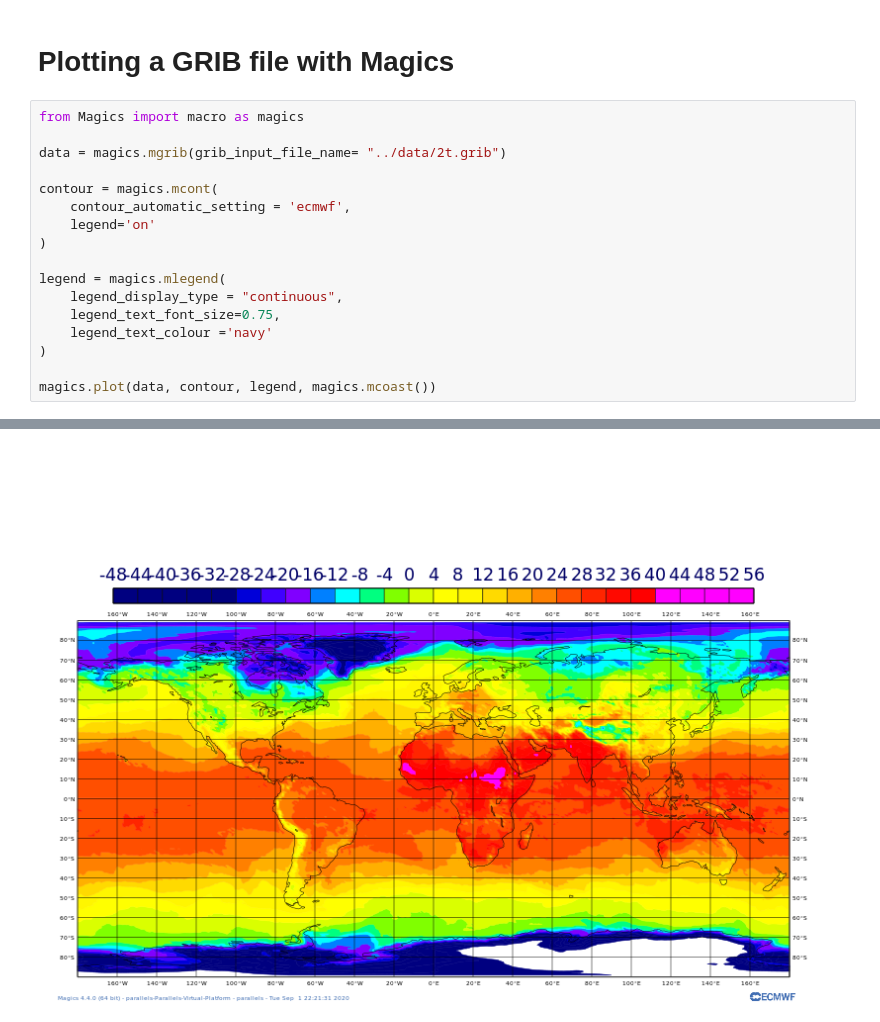
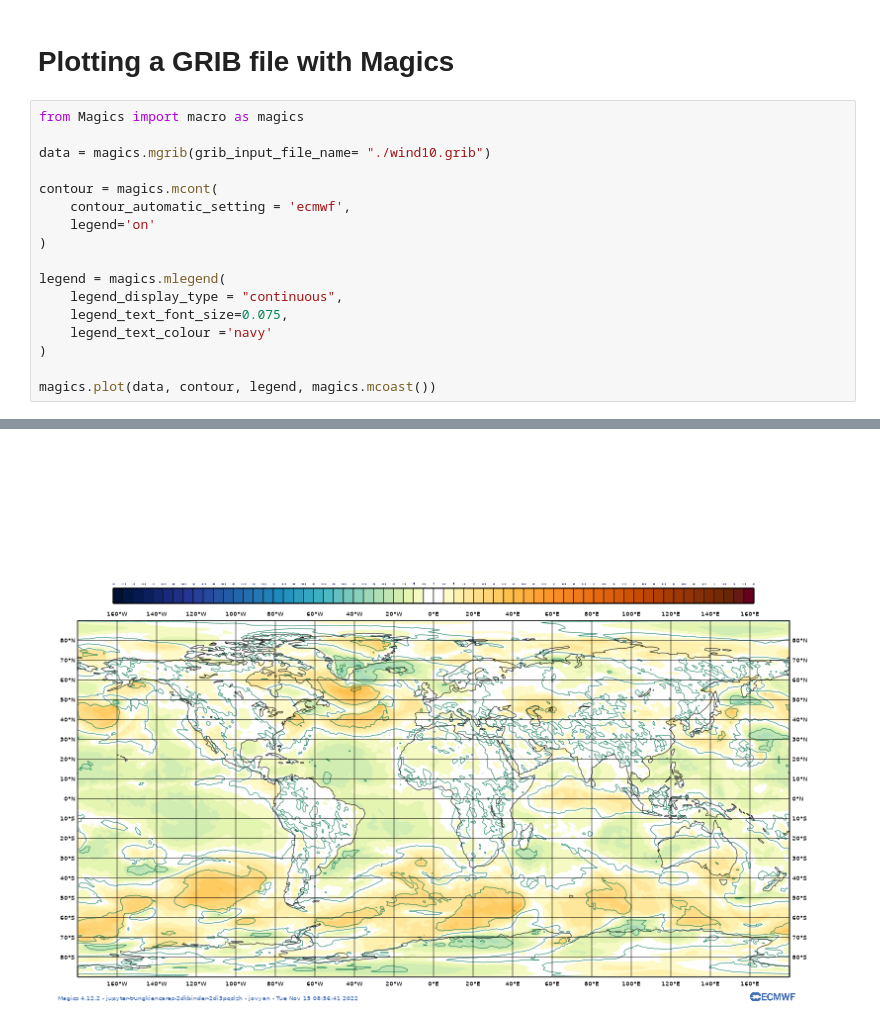
Before and after one commit to trungkiencares/kbinder, a Jupyter notebook: Visualise a GRIB file.ipynb, the cells around one changed output, grey strips where cells are left out. Drawn from its saved outputs; the diff is of its cells as text.

```diff
--- a/Visualise a GRIB file.ipynb
+++ b/Visualise a GRIB file.ipynb
@@ -3,7 +3,7 @@
 # %%
 from Magics import macro as magics
 
-data = magics.mgrib(grib_input_file_name= "../data/2t.grib")
+data = magics.mgrib(grib_input_file_name= "./wind10.grib")
 
 contour = magics.mcont(
     contour_automatic_setting = 'ecmwf',
@@ -12,7 +12,7 @@ contour = magics.mcont(
 
 legend = magics.mlegend(
     legend_display_type = "continuous",
-    legend_text_font_size=0.75,
+    legend_text_font_size=0.075,
     legend_text_colour ='navy'
 )
 
@@ -22,4 +21,4 @@ Magics-warning: ecCodes: cannot find key [projTargetString]  - Key/value not fou
-[figure, old version]
+[figure, new version]
 # %%
 import ipywidgets as widgets
 from ipywidgets import interact
```
Also changed, not shown: parts of 2 cells of this notebook, 6 other files.
